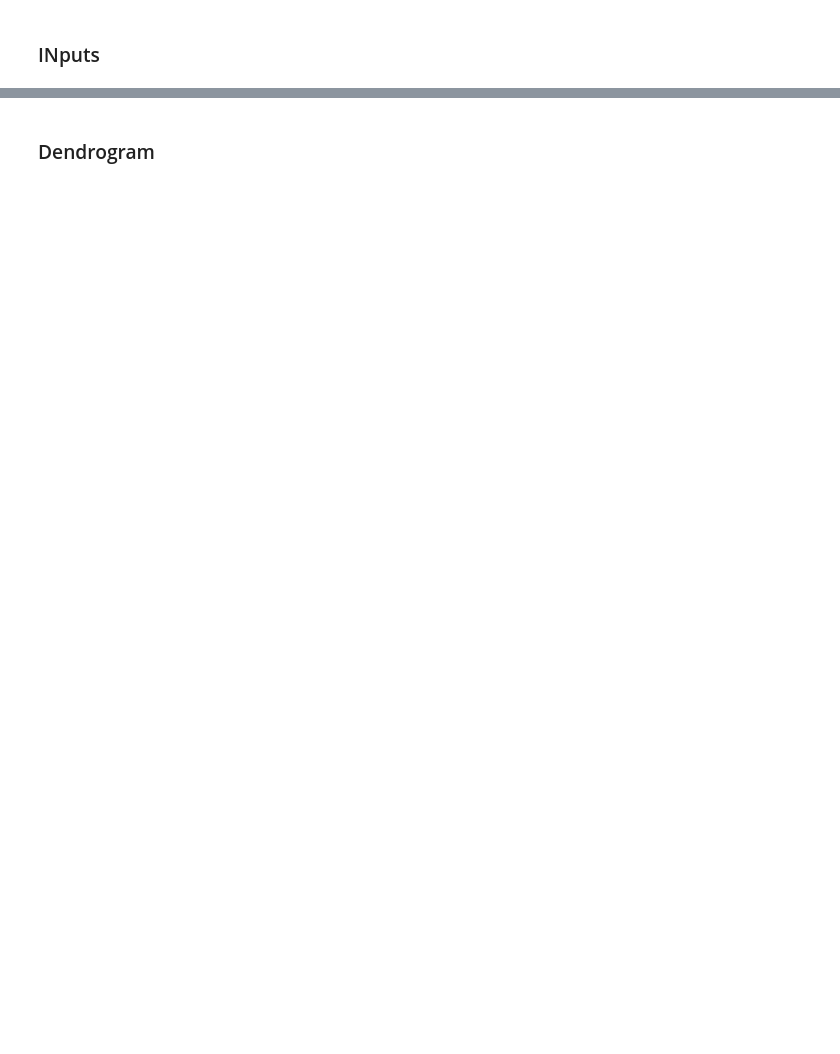
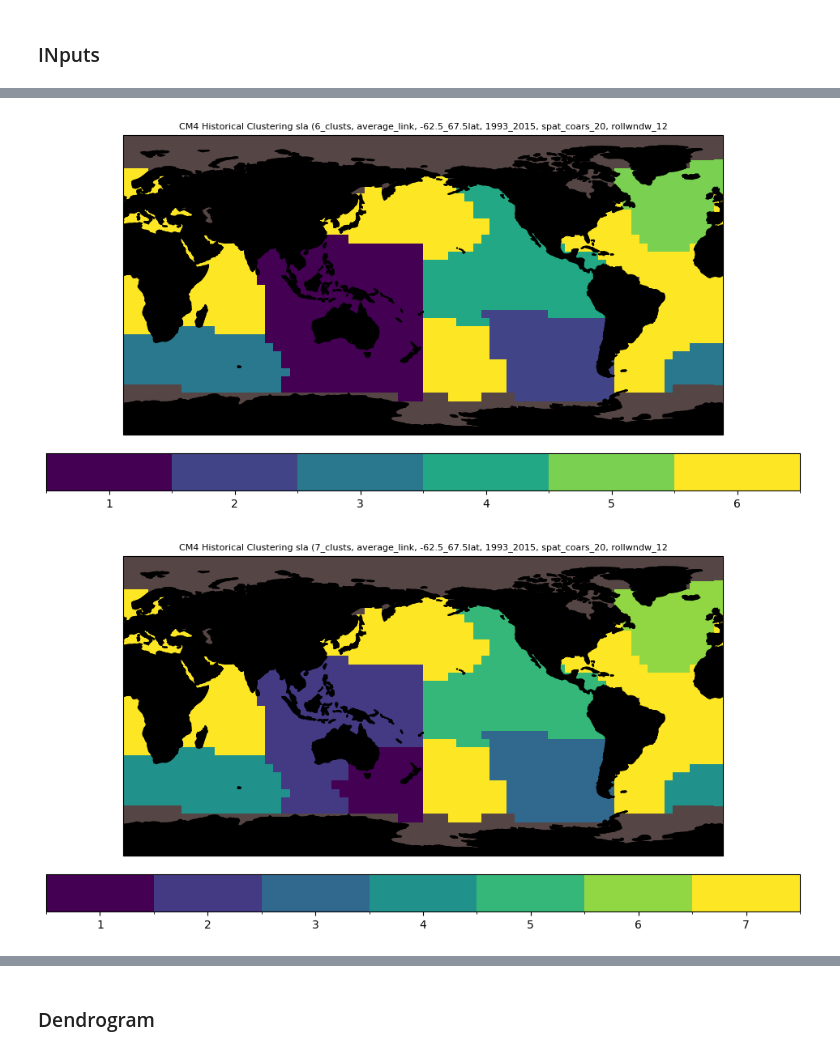
Before and after one commit to jetesdal/sea_level_covariability, a Jupyter notebook: notebooks/AHCA_clustering_func_model.ipynb, the cells around one changed output, grey strips where cells are left out. Saved outputs shown, nothing was run; the diff lists cells and outputs as text; code cells hidden in the pictures; blank space fills up the shorter version.

Commit message:
Update AHCA_clustering_func_model.ipynb
working code, semi-nonsensical. Issues likely stem from regridding first

```diff
--- a/notebooks/AHCA_clustering_func_model.ipynb
+++ b/notebooks/AHCA_clustering_func_model.ipynb
@@ -59,10 +60,12 @@ geographic_distance, saved_geo_matrix_bool = '/work/t1a/geographic_distance_matr
 # %%
 ds = xr.open_zarr(file_path)
-ds_timemean = ds.sel(time=slice(f"{1850}-01-01", f"{1993}-05-31")).mean('time')
-ds['zos'] = ds['zos'] - ds_timemean['zos']
-ds = ds.rename_vars({'zos': 'sla'})
+ds = ds.rename({'xh': 'longitude', 'yh': 'latitude'})
 subset = ds.sel(time=slice(f"{start_year}-01-01", f"{end_year}-12-31"))
 subset.load()
-subset = subset['sla'].to_dataset(name='sla')
-mask = subset['sla'].isel(time=-14).isnull()
-ds_timemean['zos'].load()
+ds_aviso = xr.open_zarr(file_path_zos_aviso)
+ds_aviso = ds_aviso.rename({'xh': 'longitude', 'yh': 'latitude'})
+
+regridder = xe.Regridder(ds, ds_aviso, "bilinear")
+ds_regridded = regridder(subset)
+
+mask = ds_aviso['zos'].isel(time=-14).isnull()
@@ -80,0 +72,3 @@ Coordinates:
+# %%
+subset_masked_cm4 = ds_regridded.where(~mask).copy(deep=True)
+subset_masked_cm4.load()
@@ -154,0 +158,61 @@ for label in unique_labels:
+# %%
+for num_clusters_it in num_clusters_arr:
+
+    distance_matrix = comparison_matrix
+
+    linkage_matrix = linkage(distance_matrix, method=linkage_type)
+
+    # Extract the cluster labels
+    cluster_labels = fcluster(linkage_matrix, num_clusters_it, criterion='maxclust')
+
+    unique_labels = np.unique(cluster_labels)
+    list_to_array_slicing = np.array(keys_for_indexing)
+
+    for label in unique_labels:
+        cluster_points = np.where(cluster_labels == label)[0]  # Get the indices of points in the current cluster
+        # in the code below when we index using 0 and 1 that is the array of the longitude and latitude coords. We must now put these into an xarray dataset.
+        group_longitude = list_to_array_slicing[cluster_points, 1]
+        group_latitude = list_to_array_slicing[cluster_points, 0]
+
+        for point_iterator in range(len(group_latitude)):
+            nan_dataset_to_fill.loc[{'longitude': group_longitude[point_iterator], 'latitude': group_latitude[point_iterator]}] = label
+    from matplotlib.colors import ListedColormap, BoundaryNorm
+
+    # Load your dataset (assuming you already have nan_dataset_to_fill and sla_dataset_to_plot)
+    sla_dataset_to_plot = nan_dataset_to_fill.copy(deep=True)
+    center_value_longitude = 180
+    sla_dataset_to_plot['longitude'] = sla_dataset_to_plot['longitude'] - center_value_longitude
+
+    # Define the number of discrete values (clusters) you have
+
+    # Create a discrete colormap
+    cmap = plt.get_cmap('viridis', num_clusters_it)
+    bounds = np.arange(1, num_clusters_it + 2) - .5
+    norm = BoundaryNorm(bounds, cmap.N)
+
+    # Plotting the cluster map
+    projection = ccrs.PlateCarree(central_longitude=center_value_longitude)
+    fig, ax = plt.subplots(figsize=(12, 6), subplot_kw={'projection': ccrs.PlateCarree(central_longitude=center_value_longitude)})
+
+    # Plot the data
+    sla_dataset_to_plot.zos.plot(ax=ax, transform=projection, cmap=cmap, norm=norm, add_colorbar=False)
+
+    # Add title and extent
+    ax.set_title(f'CM4 Historical Clustering sla ({num_clusters_it}_clusts, {linkage_type}_link, {latitude_min}_{latitude_max}lat, {start_year}_{end_year}, spat_coars_{smoothing_std}, rollwndw_{rolling_window}', fontsize=8)
+    ax.set_extent([-180, 180, -90, 90], crs=projection)
+
+    # Add coastlines and features
+    ax.coastlines(transform=projection)
+    ax.add_feature(cfeature.LAND, zorder=10, color='black')
+    ax.add_feature(cfeature.OCEAN, color='#554645')
+
+    # Create colorbar
+    cbar = fig.colorbar(plt.cm.ScalarMappable(norm=norm, cmap=cmap), ax=ax, orientation='horizontal', pad=0.05)
+    cbar.set_ticks(np.arange(1, num_clusters_it + 1))
+    cbar.set_ticklabels(np.arange(1, num_clusters_it + 1))
+
+    # Save the figure
+    plt.savefig(f'model_maps/2_zos_vary_cluster/CM4_historical_zos_{linkage_type}_linkage_{num_clusters_it}_clusters_{latitude_min}_{latitude_max}latitude_{start_year}_{end_year}_coarsen_{coarsen_factor_latitude}_{coarsen_factor_longitude}_spatial_coarsen_{smoothing_std}_{rolling_window}.png')
+# %% [output]
+[figure, added]
+[figure, added]
```
Also changed, not shown: parts of 13 cells of this notebook.
